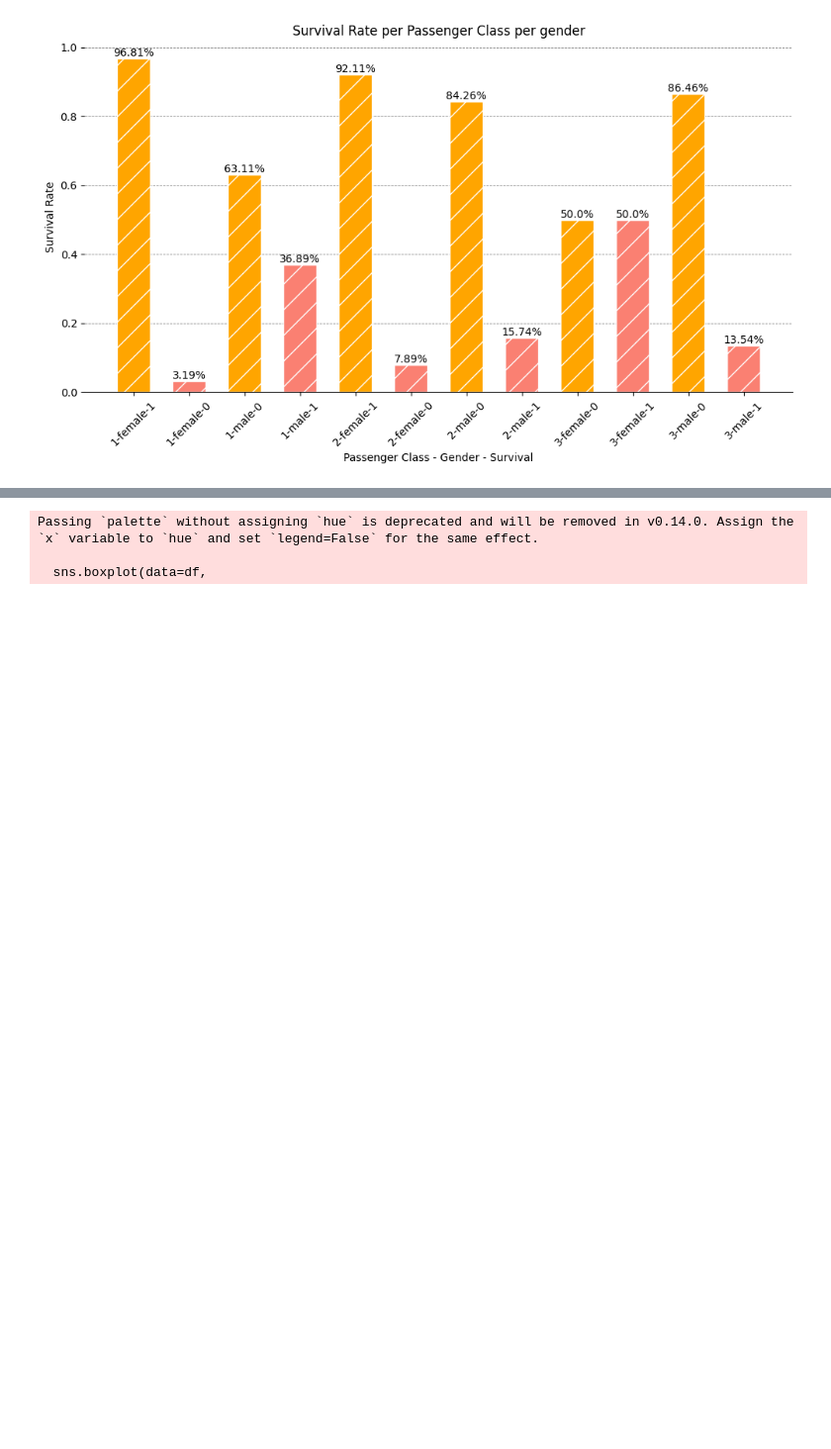
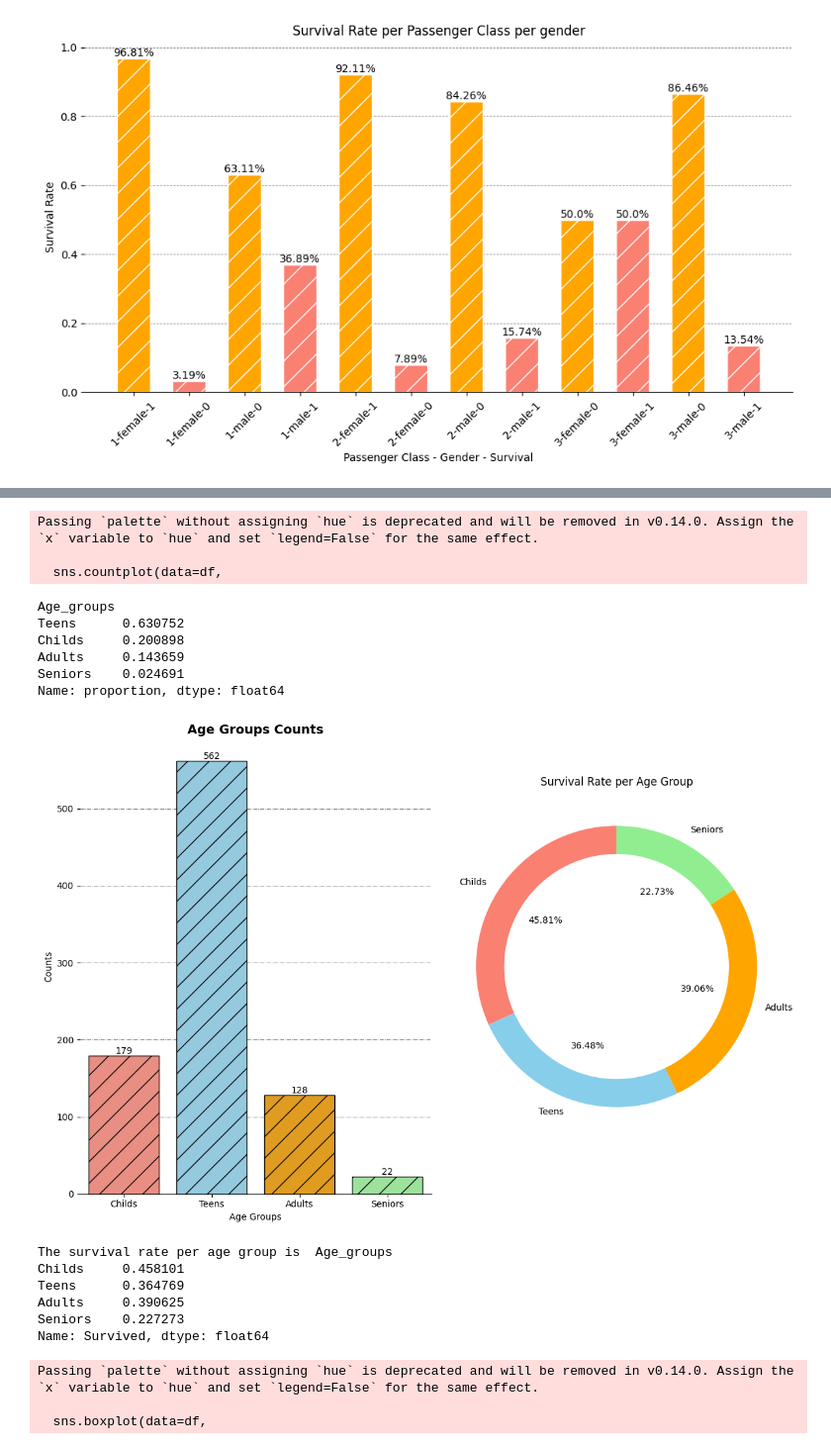
Before and after one commit to Ma7moodAs/Titanic-prediction, a Jupyter notebook: notebooks/EDA.ipynb, the cells around one changed output, grey strips where cells are left out. Shown at 99% size. Saved outputs shown, nothing was run; the diff lists cells and outputs as text; code cells hidden in the pictures; blank space fills up the shorter version.

```diff
--- a/notebooks/notebook.ipynb
+++ b/notebooks/EDA.ipynb
@@ -652,3 +678,60 @@ plt.show()
+# %%
+custom_palette = ['salmon','skyblue','orange','lightgreen']
+df['Age_groups'] = pd.cut(x=df['Age'],bins=4,labels=['Childs','Teens','Adults','Seniors'])
+Survival_Rate_per_group = df.groupby('Age_groups')['Survived'].mean()
+print(df['Age_groups'].value_counts(normalize=True))
+
+# Creating a subplot
+fig,ax = plt.subplots(nrows=1,ncols=2,figsize=(12,8))
+sns.countplot(data=df,
+              x='Age_groups',
+              palette=custom_palette,
+              stat='count',
+              width=0.8,
+              ax=ax[0])
+for bar in ax[0].patches:
+    y_val = bar.get_height()
+    x_pos = bar.get_x() + (bar.get_width()/2)
+    if y_val > 0:
+        ax[0].text(x_pos,y_val,int(y_val),ha='center',va='bottom')
+    bar.set_edgecolor('black')
+    bar.set_hatch('/')
+ax[0].grid(visible=True,axis='y',linestyle='-.',linewidth=0.7,color='gray')
+ax[0].set_axisbelow(True)
+sns.despine(left=True,bottom=False)
+ax[0].set_title('Age Groups Counts',fontdict={'fontsize':14,'fontweight':'bold','color':'black'})
+ax[0].set_xlabel('Age Groups')
+ax[0].set_ylabel('Counts')
+
+ax[1].pie(x=Survival_Rate_per_group.values,
+          labels=Survival_Rate_per_group.index,
+          startangle=90,
+          colors=custom_palette,
+          autopct=lambda p:f'{p * sum(Survival_Rate_per_group.values):.2f}%')
+center_circle = plt.Circle((0,0),radius=0.8,fc='white')
+fig = plt.gcf()
+fig.gca().add_artist(center_circle)
+ax[1].set_title('Survival Rate per Age Group')
+plt.tight_layout()
+plt.show()
+print('The survival rate per age group is ',Survival_Rate_per_group)
+# %% [output]
+Passing `palette` without assigning `hue` is deprecated and will be removed in v0.14.0. Assign the `x` variable to `hue` and set `legend=False` for the same effect.
+
+  sns.countplot(data=df,
+Age_groups
+Teens      0.630752
+Childs     0.200898
+Adults     0.143659
+Seniors    0.024691
+Name: proportion, dtype: float64
+[figure, added]
+The survival rate per age group is  Age_groups
+Childs     0.458101
+Teens      0.364769
+Adults     0.390625
+Seniors    0.227273
+Name: Survived, dtype: float64
 # %%
 # Age Distribution Per Gender
 plt.figure(figsize=(10,6),dpi=100)
```
Also changed, not shown: parts of 3 cells of this notebook.
